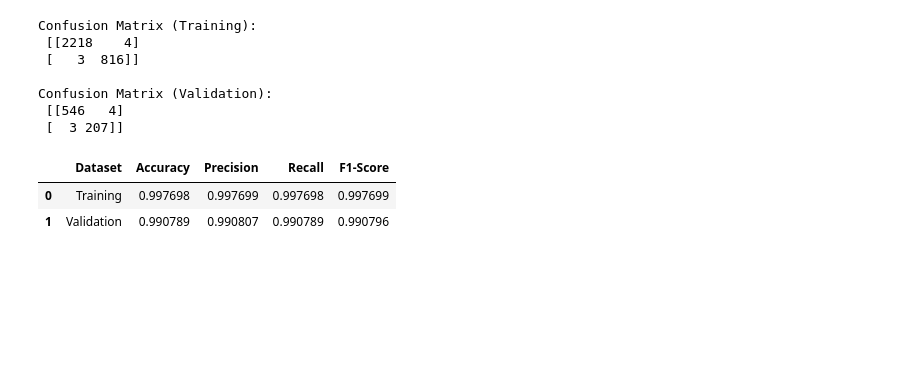
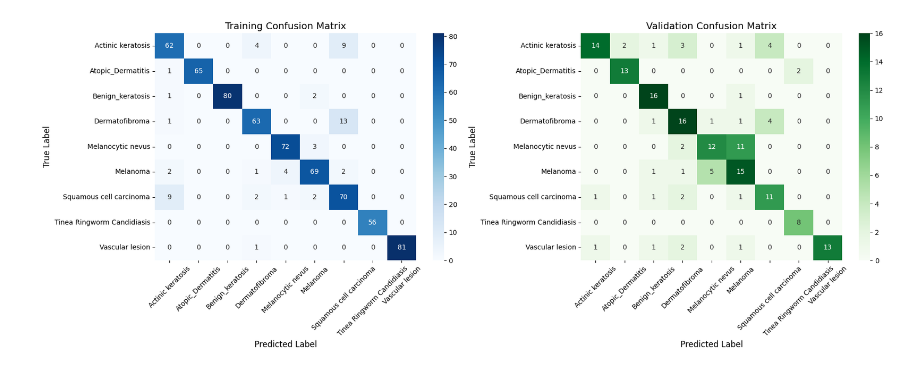
Before and after one commit to asheta66/CNN, a Jupyter notebook: Skin_Disease/Skin_Disease_efficientnetb0_model.ipynb, the cells around one changed output. Cells and saved outputs as stored; diff of their text form; code cells hidden in the pictures; blank space fills up the shorter version.

```diff
--- a/Skin_Disease/Skin_Disease_efficientnetb0_model.ipynb
+++ b/Skin_Disease/Skin_Disease_efficientnetb0_model.ipynb
@@ -216,27 +380,62 @@ def metrics_df(y_true, y_pred, dataset_name):
         'F1-Score': [f1]
     })
     return df
-# %%
-# ----------------------------
-# 10. Calculate metrics and display as DataFrame
-# ----------------------------
-df_train_metrics = metrics_df(y_true_train, y_pred_train, "Training")
-df_val_metrics = metrics_df(y_true_val, y_pred_val, "Validation")
-
-# Combine into one DataFrame
-df_metrics = pd.concat([df_train_metrics, df_val_metrics], ignore_index=True)
-df_metrics
-# %% [output]
-Confusion Matrix (Training):
- [[2218    4]
- [   3  816]]
-
-Confusion Matrix (Validation):
- [[546   4]
- [  3 207]]
-|  | Dataset | Accuracy | Precision | Recall | F1-Score |
-| 0 | Training | 0.997698 | 0.997699 | 0.997698 | 0.997699 |
-| 1 | Validation | 0.990789 | 0.990807 | 0.990789 | 0.990796 |
+# %%
+from sklearn.metrics import confusion_matrix
+import seaborn as sns
+import matplotlib.pyplot as plt
+import numpy as np
+
+def plot_confusion_matrices(y_true_train, y_pred_train, y_true_val, y_pred_val, class_names):
+    """
+    Plot training and validation confusion matrices as side-by-side subplots.
+    Returns the figure object for saving.
+    """
+    # Compute confusion matrices
+    cm_train = confusion_matrix(y_true_train, y_pred_train)
+    cm_val = confusion_matrix(y_true_val, y_pred_val)
+
+    # Set up subplots
+    fig, axes = plt.subplots(1, 2, figsize=(18, 7))
+
+    # Training CM
+    sns.heatmap(
+        cm_train, annot=True, fmt='d', cmap='Blues',
+        xticklabels=class_names, yticklabels=class_names,
+        ax=axes[0]
+    )
+    axes[0].set_title("Training Confusion Matrix", fontsize=14)
+    axes[0].set_xlabel("Predicted Label", fontsize=12)
+    axes[0].set_ylabel("True Label", fontsize=12)
+    axes[0].tick_params(axis='x', labelsize=10, rotation=45)
+    axes[0].tick_params(axis='y', labelsize=10, rotation=0)
+
+    # Validation CM
+    sns.heatmap(
+        cm_val, annot=True, fmt='d', cmap='Greens',
+        xticklabels=class_names, yticklabels=class_names,
+        ax=axes[1]
+    )
+    axes[1].set_title("Validation Confusion Matrix", fontsize=14)
+    axes[1].set_xlabel("Predicted Label", fontsize=12)
+    axes[1].set_ylabel("True Label", fontsize=12)
+    axes[1].tick_params(axis='x', labelsize=10, rotation=45)
+    axes[1].tick_params(axis='y', labelsize=10, rotation=0)
+
+    fig.tight_layout()  # fix spacing
+    return fig  # return figure for saving
+
+# ----------------------------
+# Example usage
+# ----------------------------
+fig = plot_confusion_matrices(y_true_train, y_pred_train, y_true_val, y_pred_val, class_names)
+
+# Save figure
+fig.savefig("confusion_matrix_training_testing.png", dpi=300, bbox_inches='tight')
+
+plt.show()
+# %% [output]
+[figure, added]
 # %%
 df_metrics
 # %% [output]
```
Also changed, not shown: parts of 18 cells of this notebook.
